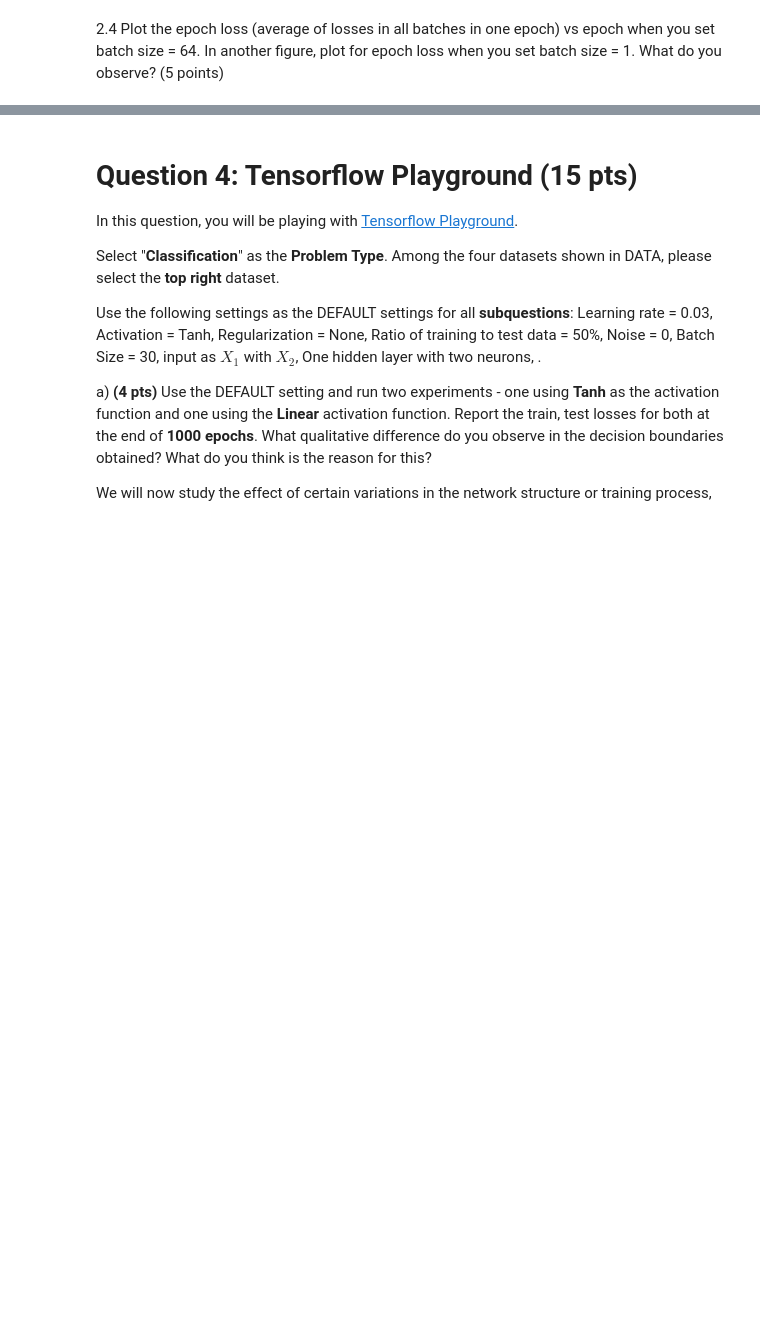
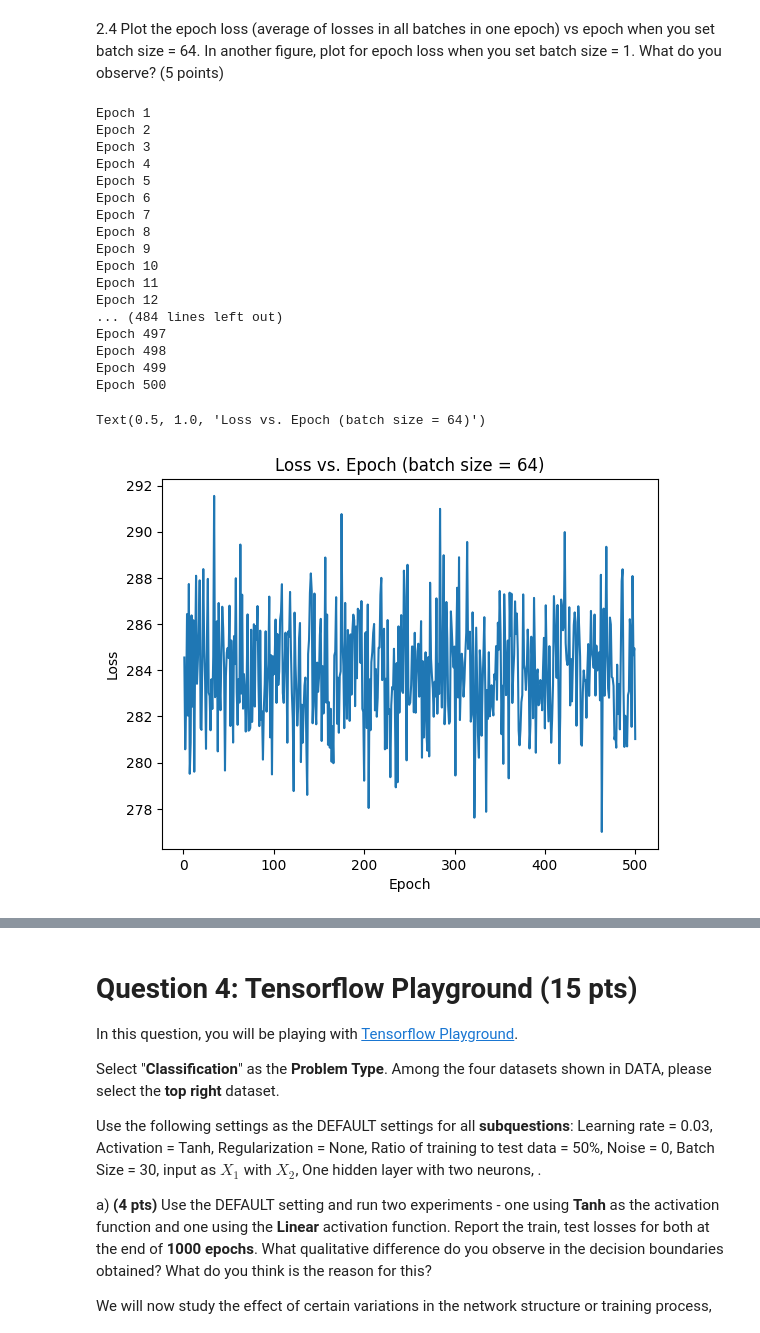
Before and after one commit to rreece15/ECE461P, a Jupyter notebook: Lab3/Homework_3.ipynb, the cells around one changed output, grey strips where cells are left out. Drawn from its saved outputs; the diff is of its cells as text; code cells hidden in the pictures; blank space fills up the shorter version.

```diff
--- a/Lab3/Homework_3.ipynb
+++ b/Lab3/Homework_3.ipynb
@@ -167,8 +163,14 @@ x_train, x_test, y_train, y_test = train_test_split(ddiabetes.X, ddiabetes.y, te
+# %%
+torch.manual_seed(42)
+diabetes = load_diabetes()
+ddiabetes = DatasetCustom(diabetes.data, diabetes.target)
+train_dataset, test_dataset = torch.utils.data.random_split(ddiabetes, [int(0.25*len(ddiabetes)), len(ddiabetes)-int(0.25*len(ddiabetes))])
 # %% [markdown]
 2.2 Pytorch uses DataLoader class to load and iterate over a dataset for learning. Create a DataLoader object from the pytorch compatible dataset generated above with batchsize = 64 and shuffle = True. You can read more about Pytorch's Dataset and DataLoader [here](https://pytorch.org/tutorials/beginner/basics/data_tutorial.html). (5 points)
 # %%
 loader = DataLoader(ddiabetes, batch_size=64, shuffle=True)
-trainLoader = DataLoader()
+trainloader = DataLoader(train_dataset, batch_size=64, shuffle=True)
+testloader = DataLoader(test_dataset, batch_size=64, shuffle=True)
 # %% [markdown]
 2.3 Network Design : Create a python class for a neural network with the following architecture:
 
@@ -201,6 +203,8 @@ class MLP(nn.Module):
             nn.ReLU(),
             nn.Linear(4,1)
         )
+    def forward(self, x):
+        return self.layers(x)
 # %% [markdown]
 2.4 Training : Train the above defined neural network using SGD optimizer with learning rate = 0.0001 for 50 epochs while minimizing for the MSELoss. (10 points)
 # %%
@@ -225,2 +254,56 @@ for epoch in range(0, 500):
 # %% [markdown]
 2.4 Plot the epoch loss (average of losses in all batches in one epoch) vs epoch when you set batch size = 64. In another figure, plot for epoch loss when you set batch size = 1. What do you observe? (5 points)
+# %%
+# Initialize the network
+net = MLP()
+
+loss_function = nn.L1Loss()
+optimizer = torch.optim.SGD(net.parameters(), lr=0.0001)
+epochs =  list(range(1,501))
+losses = []
+for epoch in range(0, 500):
+  print(f'Epoch {epoch+1}')
+  loss = 0.0
+  optimizer.zero_grad()
+  loss_sum = 0
+  # Iterate over the DataLoader for training data
+  for i, data in enumerate(trainloader):
+    inputs, targets = data
+    inputs = inputs.to(torch.float32)
+    targets = targets.to(torch.float32)
+    # predict for inputs using net
+    pred = net.forward(inputs)
+    # compute loss for predictions wrt targets
+    loss = loss_function(pred, targets.unsqueeze(1))
+    MSE = (pred - torch.square(pred))/len(pred)
+    loss_sum += loss
+    # Call backward on loss
+    optimizer.zero_grad()
+    grads = loss.backward()
+    # take one step of optimization
+    optimizer.step()
+  losses.append(loss_sum.detach().numpy())
+plt.plot(epochs,losses)
+plt.ylabel('Loss')
+plt.xlabel('Epoch')
+plt.title("Loss vs. Epoch (batch size = 64)")
+# %% [output]
+Epoch 1
+Epoch 2
+Epoch 3
+Epoch 4
+Epoch 5
+Epoch 6
+Epoch 7
+Epoch 8
+Epoch 9
+Epoch 10
+Epoch 11
+Epoch 12
+... (484 lines left out)
+Epoch 497
+Epoch 498
+Epoch 499
+Epoch 500
+Text(0.5, 1.0, 'Loss vs. Epoch (batch size = 64)')
+[figure, added]
```
Also changed, not shown: parts of 4 cells of this notebook.
